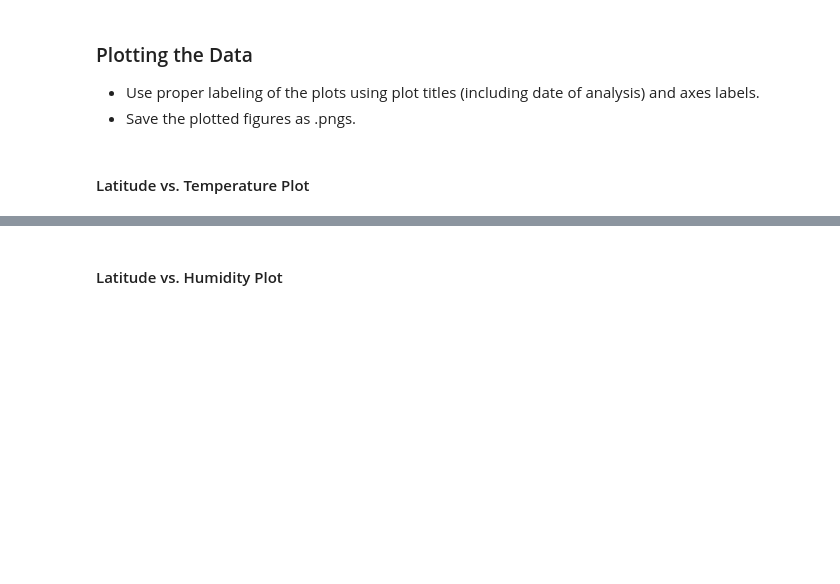
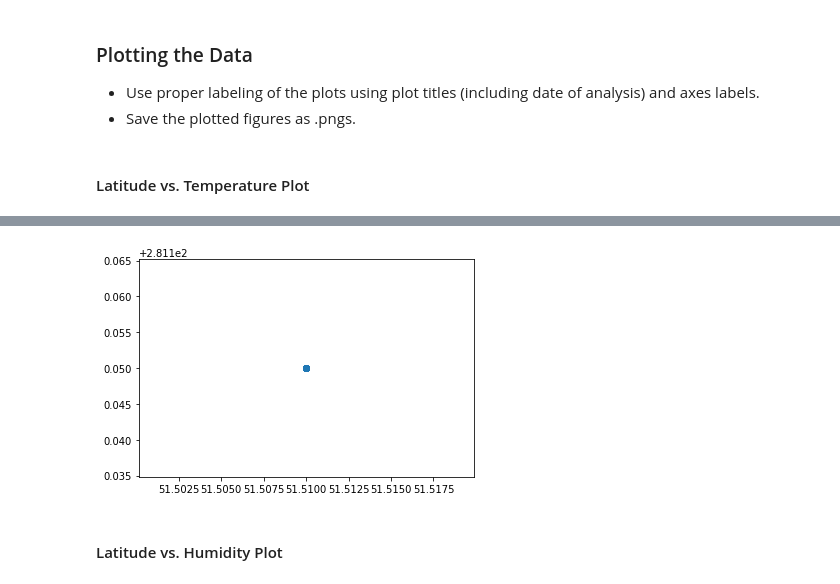
Before and after one commit to andyf117/weather_api, a Jupyter notebook: WeatherPy.ipynb, the cells around one changed output, grey strips where cells are left out. Drawn from its saved outputs; the diff is of its cells as text; code cells hidden in the pictures; blank space fills up the shorter version.

```diff
--- a/WeatherPy.ipynb
+++ b/WeatherPy.ipynb
@@ -66,7 +66,11 @@ print(len(cities))
 * Perform a weather check on each city using a series of successive API calls.
 * Include a print log of each city as it'sbeing processed (with the city number and city name).
 # %%
+dataframe_ = pd.DataFrame()
+
 for city in cities:
+#     if cities.index(city) == 3: FOR TESTING
+#         break
 
     url = 'https://samples.openweathermap.org/data/2.5/weather?q=' + str(city) + '&appid=b6907d289e10d714a6e88b30761fae22'
     response = requests.get(url)
@@ -86,7 +90,23 @@ for city in cities:
     temp = json_data['main']
     temp = temp['temp_max']
 
-    wind = json-data['wind']
+    wind = json_data['wind']
     wind = wind['speed']
-    print(wind)
+
+    dictionary = {
+    'City':city,
+    'Cloudiness':float(cloudiness['all']),
+    'Country':country,
+    'Date':date,
+    'Humidity': humidity,
+    'Lat': lat,
+    'Long': lon,
+    'Max Temp': temp,
+    'Wind Speed': wind,
+
+
+    }
+    print("Progress:"  + str(cities.index(city)) + '/' + str(len(cities)))
+
+    dataframe_ = dataframe_.append(dictionary, ignore_index=True)
 # %% [output]
@@ -117,0 +134,13 @@ dtype: int64
+# %%
+
+dataframe_.to_csv('dataframe_generated.csv')
+
+lattitude = dataframe_['Lat'].tolist()
+
+maxtemperaature = dataframe_['Max Temp'].tolist()
+
+cloudiness = dataframe_['Cloudiness'].tolist()
+
+windspeed = dataframe_['Wind Speed'].tolist()
+
+humidity =  dataframe_['Humidity'].tolist()
@@ -127,2 +169,7 @@ dtype: int64
+# %%
+plt.scatter(lattitude,maxtemperaature)
+plt.show()
+# %% [output]
+[figure, added]
 # %% [markdown]
 #### Latitude vs. Humidity Plot
```
Also changed, not shown: parts of 12 cells of this notebook, 2 other files.
